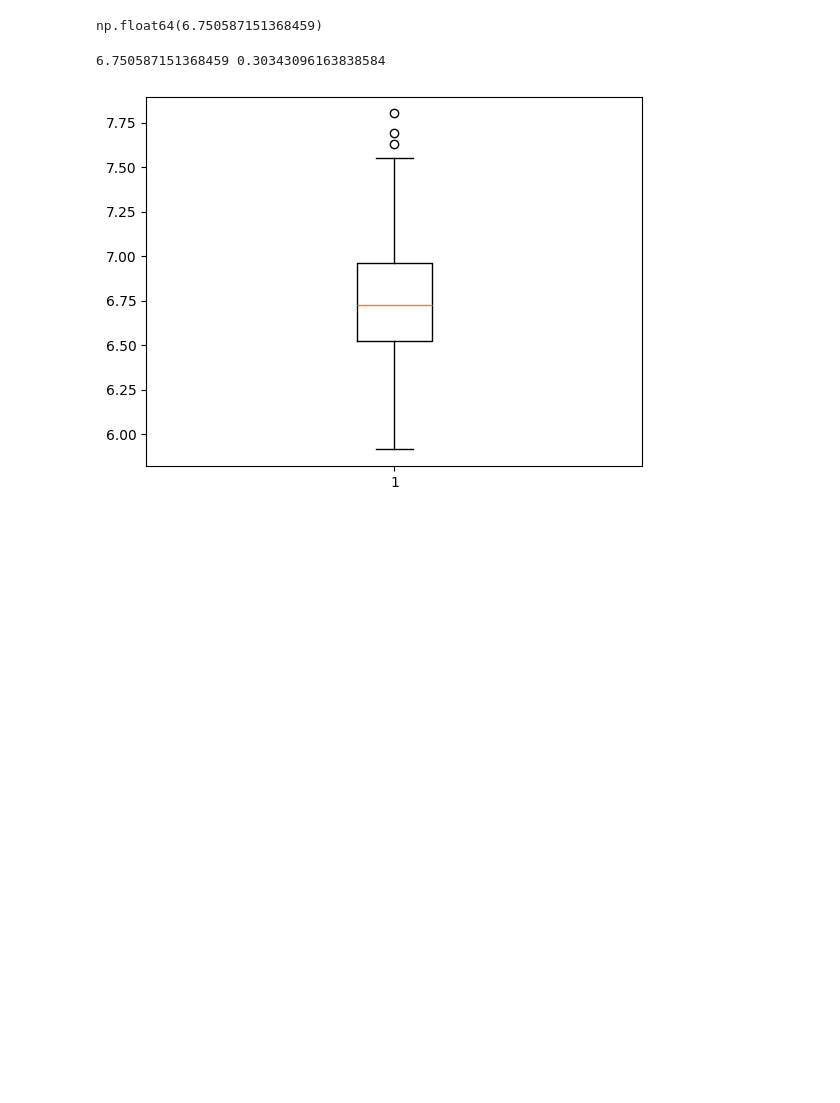
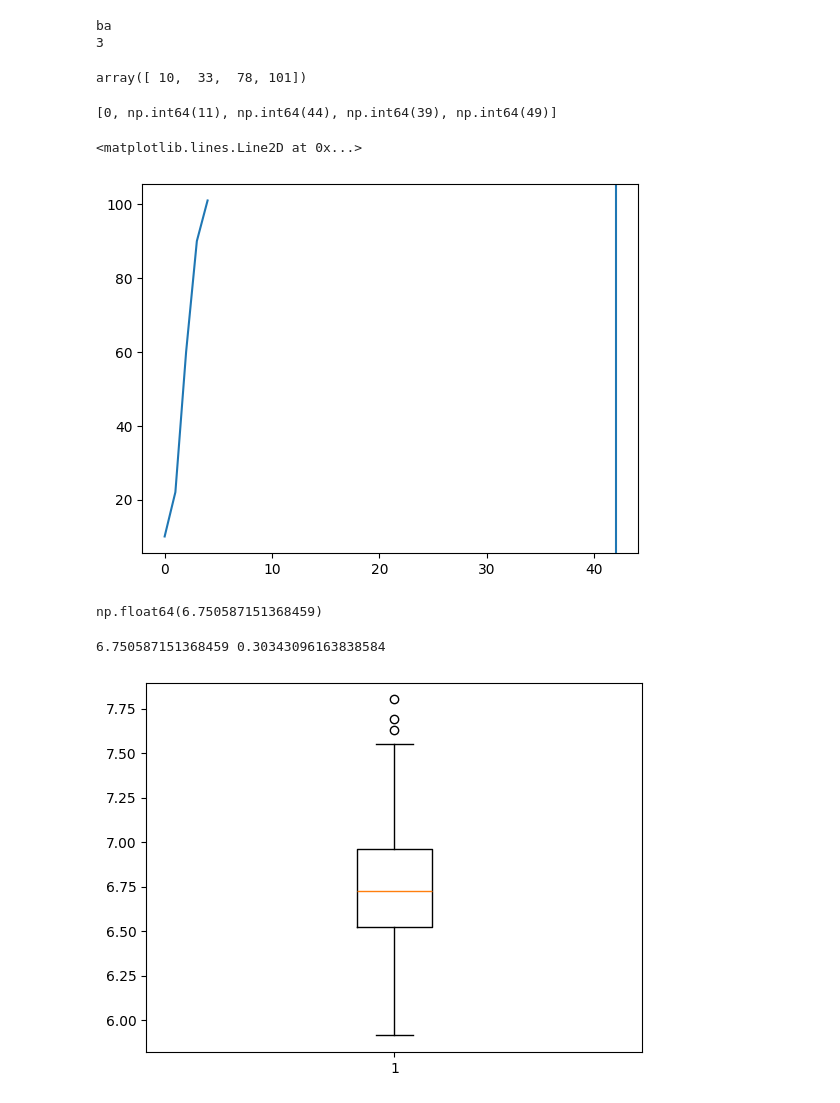
Before and after one commit to Mpkosh/hybrid_surrogate, a Jupyter notebook: notebooks/seir_network_dataset_generation.ipynb, the cells around one changed output. Cells and saved outputs as stored; diff of their text form; code cells hidden in the pictures; blank space fills up the shorter version.

Commit message:
added switch during simulation

```diff
--- a/notebooks/seir_network_dataset_generation.ipynb
+++ b/notebooks/seir_network_dataset_generation.ipynb
@@ -21,0 +25,57 @@ from source.SEIR_network import SEIRNetworkModel
+# %%
+tmax = 250 # time in days for simulation
+columns = ['beta', 'gamma', 'delta',
+           'init_inf_frac', 'init_rec_frac']+ \
+          [day_index for day_index in range(tmax)]
+dataset = pd.DataFrame(columns=columns)
+
+pop = 1000
+ntype = 'ba'
+chosen_seed = np.random.RandomState(42)
+network_model = SEIRNetworkModel(pop, ntype, chosen_seed)
+
+gamma = 0.3 # latent period rate
+delta = 0.2 # recovery rate
+# fraction of initially infected
+
+# fraction of initially recovered
+init_inf_frac = 0.01 # fraction of initially infected
+# transmission rate
+beta_arr = [0.8]#np.arange(0.1, 1, 0.01) #np.arange(0.04, 0.09, 0.01)
+alpha_arr = [0.6]#np.arange(0.2, 1, 0.01) #np.arange(0.005, 0.011, 0.001)
+
+n_runs = 1 #50
+times = []
+for beta in beta_arr[:1]:
+    for alpha in alpha_arr[:1]:
+        for seed in range(n_runs):
+
+            start_time = time.time()
+            res = network_model.simulate(beta=beta, gamma=gamma,
+                                         delta=delta,
+                                         init_inf_frac=init_inf_frac,
+                                         init_rec_frac=1-alpha,
+                                         tmax=tmax, I_frac_switch=.1)
+            end_time = time.time()
+            times.append(end_time-start_time)
+            sample = [beta, gamma, delta,
+                      init_inf_frac, alpha] + \
+                       res.daily_incidence+[0]*(tmax-len(res.daily_incidence))
+            dataset.loc[len(dataset)] = sample
+# %% [output]
+ba
+3
+# %%
+res.I[:10]
+# %% [output]
+array([ 10,  33,  78, 101])
+# %%
+res.daily_incidence[:10]
+# %% [output]
+[0, np.int64(11), np.int64(44), np.int64(39), np.int64(49)]
+# %%
+plt.plot(res.I)
+plt.axvline(42)
+# %% [output]
+<matplotlib.lines.Line2D at 0x...>
+[figure, added]
```
Also changed, not shown: parts of 2 cells of this notebook, 1 other file.
